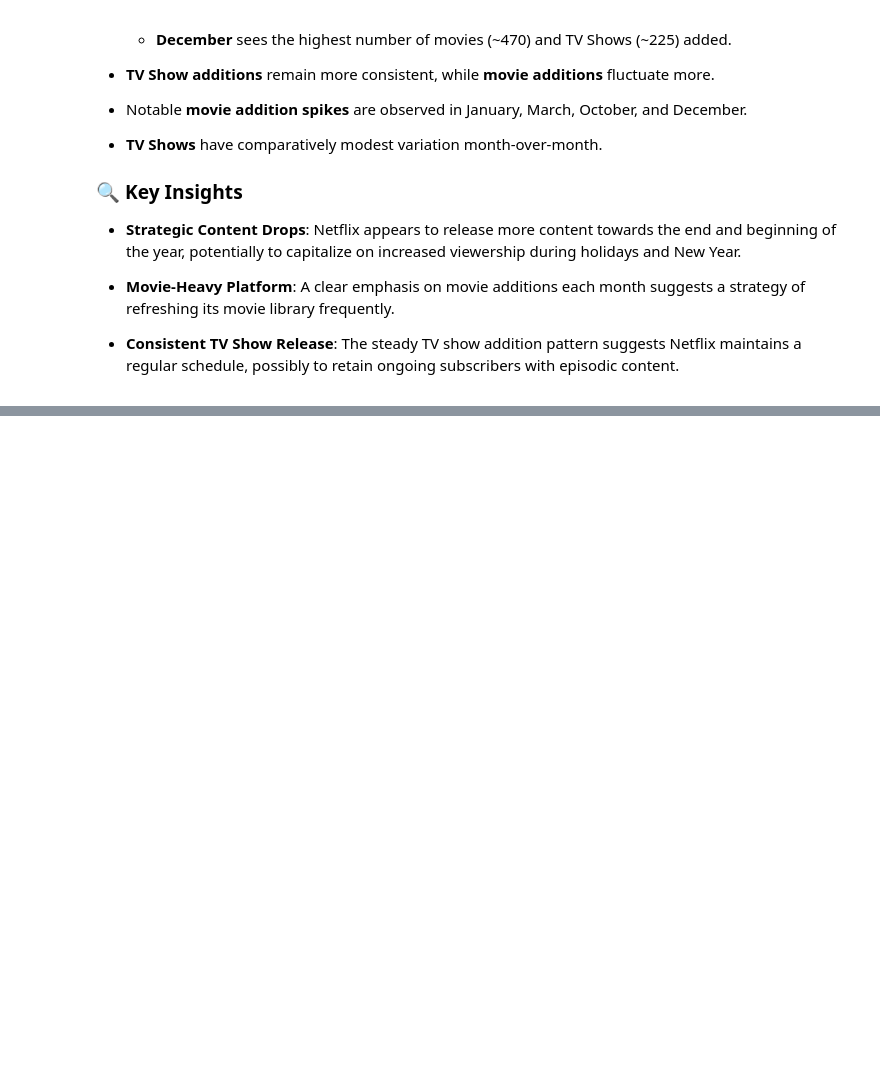
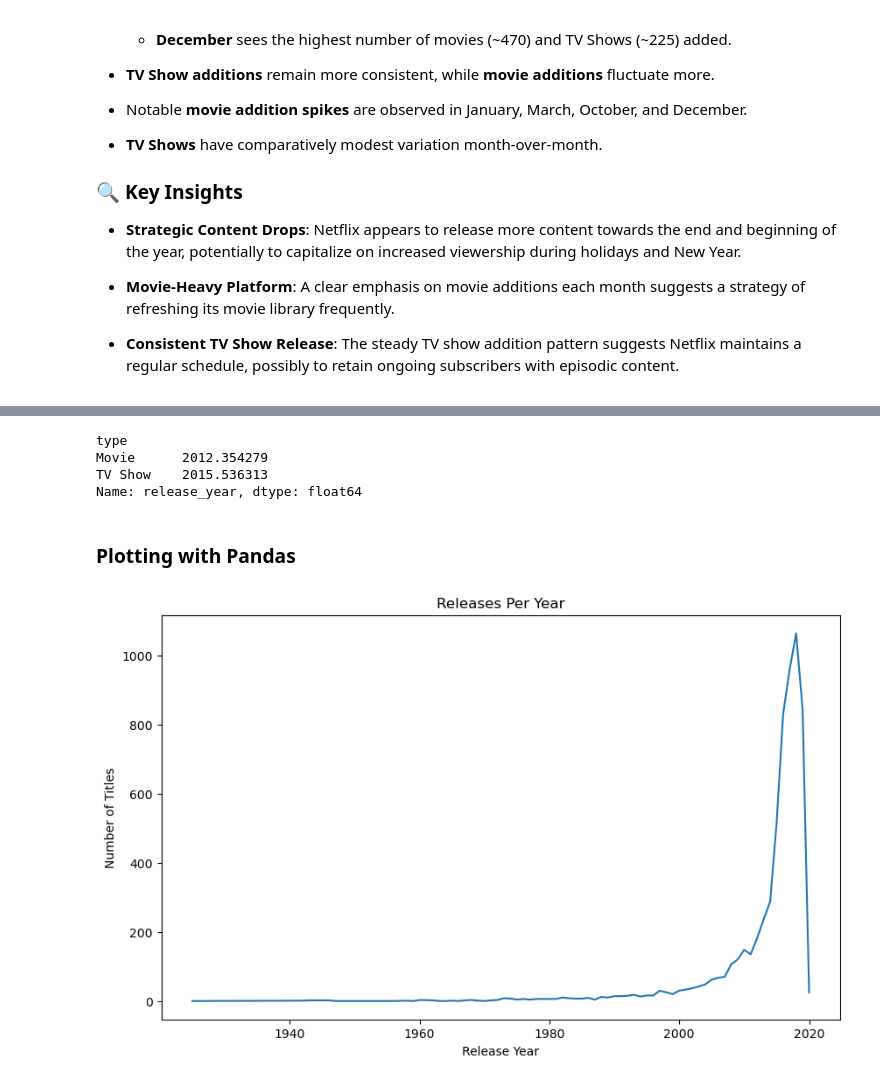
Before and after one commit to Ambily313/Netflix-Data-Exploration-Visualization, a Jupyter notebook: netflix.ipynb, the cells around one changed output, grey strips where cells are left out. Drawn from its saved outputs; the diff is of its cells as text; code cells hidden in the pictures; blank space fills up the shorter version.

```diff
--- a/netflix.ipynb
+++ b/netflix.ipynb
@@ -470,0 +480,19 @@ KDE plot of release years.
+# %%
+# Show average release year of TV shows vs Movies.
+
+df.groupby('type')['release_year'].mean()
+# %% [output]
+type
+Movie      2012.354279
+TV Show    2015.536313
+Name: release_year, dtype: float64
+# %% [markdown]
+###  Plotting with Pandas
+# %%
+# Plot number of releases per year (line plot).
+df['release_year'].value_counts().sort_index().plot(kind='line',figsize=(10,6),title='Releases Per Year')
+plt.xlabel("Release Year")
+plt.ylabel("Number of Titles")
+plt.show()
+# %% [output]
+[figure, added]
```
Also changed, not shown: parts of 24 cells of this notebook.
